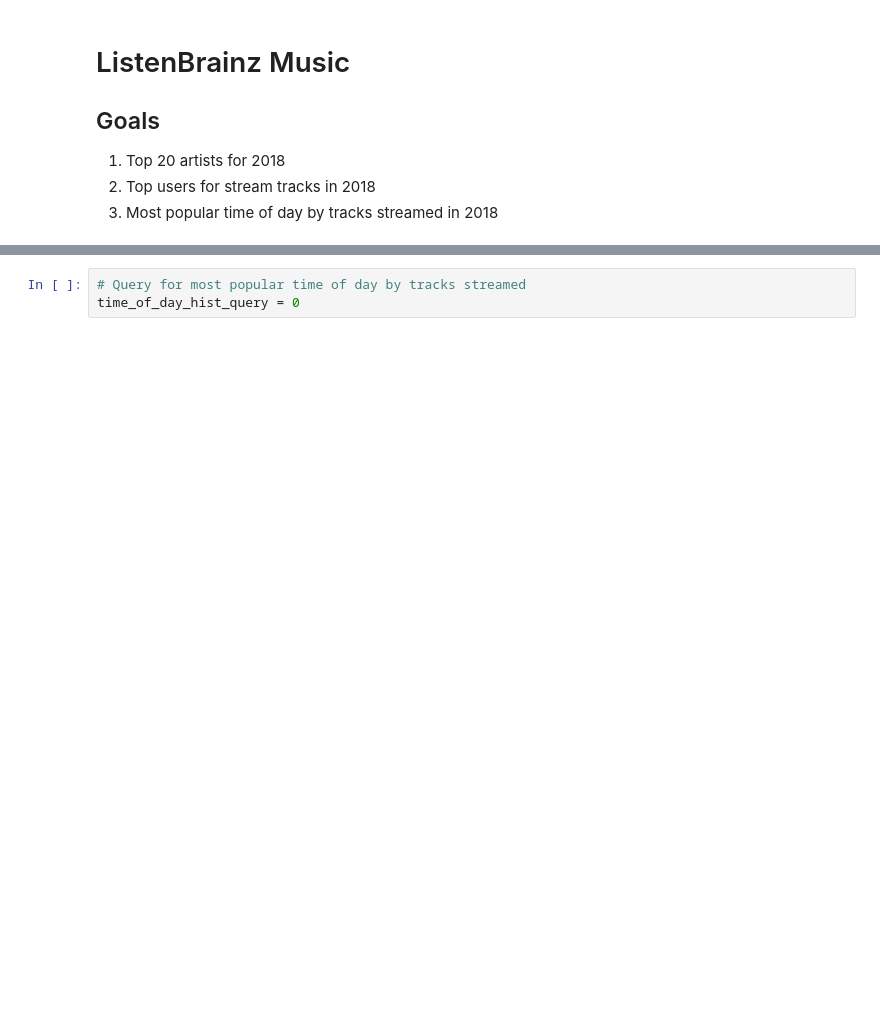
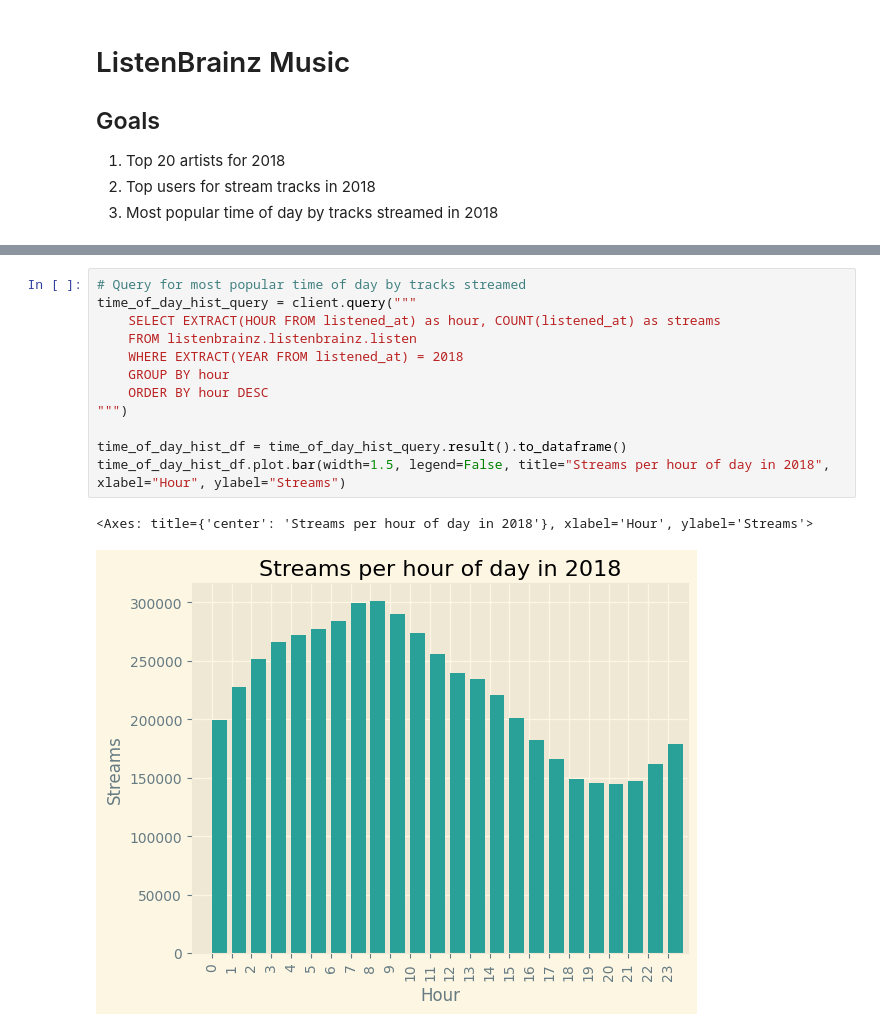
Before and after one commit to NeyasG/ListenBrainz-music-dataset-analysis, a Jupyter notebook: listen_brainz_analysis_neyas.ipynb, the cells around one changed output, grey strips where cells are left out. Saved outputs shown, nothing was run; the diff lists cells and outputs as text; blank space fills up the shorter version.

Commit message:
Streams per hour of day in 2018 plot

```diff
--- a/listen_brainz_analysis_neyas.ipynb
+++ b/listen_brainz_analysis_neyas.ipynb
@@ -74,6 +71,18 @@ plt.style.use('Solarize_Light2')
 top20_users_query.plot.barh(x="user_name", y="num_plays", title="Top 20 users in 2018", legend=False, xlabel="Number of streams", ylabel="User").invert_yaxis()
 # %% [output]
 [figure]
-# %%
-# Query for most popular time of day by tracks streamed
-time_of_day_hist_query = 0
+# %%
+# Query for most popular time of day by tracks streamed
+time_of_day_hist_query = client.query("""
+    SELECT EXTRACT(HOUR FROM listened_at) as hour, COUNT(listened_at) as streams
+    FROM listenbrainz.listenbrainz.listen
+    WHERE EXTRACT(YEAR FROM listened_at) = 2018
+    GROUP BY hour
+    ORDER BY hour DESC
+""")
+
+time_of_day_hist_df = time_of_day_hist_query.result().to_dataframe()
+time_of_day_hist_df.plot.bar(width=1.5, legend=False, title="Streams per hour of day in 2018", xlabel="Hour", ylabel="Streams")
+# %% [output]
+<Axes: title={'center': 'Streams per hour of day in 2018'}, xlabel='Hour', ylabel='Streams'>
+[figure, added]
```
Also changed, not shown: parts of 4 cells of this notebook.
